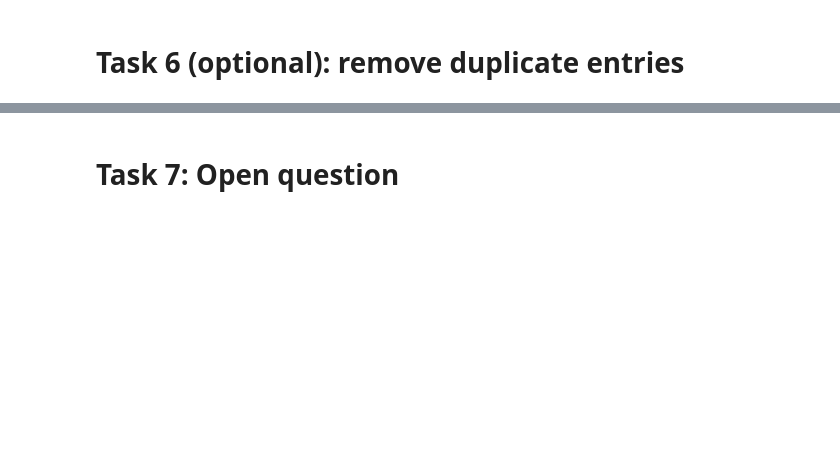
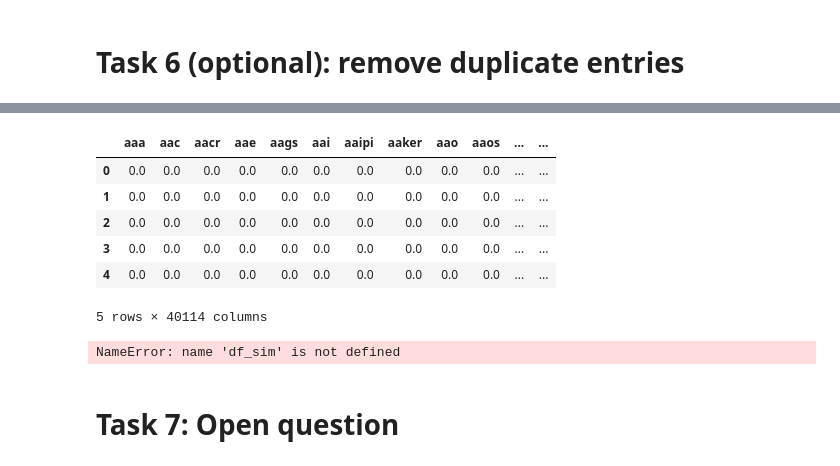
Before and after one commit to bertagrim/grenoble4research, a Jupyter notebook: grenoble4research_final.ipynb, the cells around one changed output, grey strips where cells are left out. Cells and saved outputs as stored; diff of their text form; code cells hidden in the pictures; blank space fills up the shorter version.

```diff
--- a/grenoble4research_final.ipynb
+++ b/grenoble4research_final.ipynb
@@ -1234,0 +1519,10 @@ print(least_frequent(clean_dis))
+# %%
+df6=df6[~df6.clean_eng_text.isna()].reset_index(drop=True)
+# %%
+start = time()#calculamos cuánto se tarda en crear los vectores
+
+vectorizer = TfidfVectorizer(max_df = 0.5, min_df = 2)
+tfidf = vectorizer.fit_transform(df6.clean_eng_text)
+
+end = time()
+print("It took {} sec to fit and transform all documents.".format(end - start))
@@ -1235,3 +1531,25 @@ print(least_frequent(clean_dis))
+# %%
+tfidf_dict = vectorizer.vocabulary_
+df_tf_idf_voc = pd.DataFrame({'column_name': list(tfidf_dict.keys()), 'column_index': list(tfidf_dict.values())})
+df_tf_idf_voc = df_tf_idf_voc.sort_values(by='column_index')
+# %%
+df_tfidf = pd.DataFrame(tfidf.toarray())
+df_tfidf.columns = df_tf_idf_voc['column_name'].tolist()
+# %%
+df_tfidf.head()
+#if more time, I would have done a more careful cleaning, including deleting words with 3 letter repetitions
+# %% [output]
+|  | aaa | aac | aacr | aae | aags | aai | aaipi | aaker | aao | aaos | ... | ... |
+| 0 | 0.0 | 0.0 | 0.0 | 0.0 | 0.0 | 0.0 | 0.0 | 0.0 | 0.0 | 0.0 | ... | ... |
+| 1 | 0.0 | 0.0 | 0.0 | 0.0 | 0.0 | 0.0 | 0.0 | 0.0 | 0.0 | 0.0 | ... | ... |
+| 2 | 0.0 | 0.0 | 0.0 | 0.0 | 0.0 | 0.0 | 0.0 | 0.0 | 0.0 | 0.0 | ... | ... |
+| 3 | 0.0 | 0.0 | 0.0 | 0.0 | 0.0 | 0.0 | 0.0 | 0.0 | 0.0 | 0.0 | ... | ... |
+| 4 | 0.0 | 0.0 | 0.0 | 0.0 | 0.0 | 0.0 | 0.0 | 0.0 | 0.0 | 0.0 | ... | ... |
+5 rows × 40114 columns
+# %%
+df_sim.sort_values(by="Distance", ascending=False).head(3)
+# %% [output]
+NameError: name 'df_sim' is not defined
 # %% [markdown]
 # Task 7: Open question
 # %%
```
Also changed, not shown: parts of 39 cells of this notebook, 1 other file.
